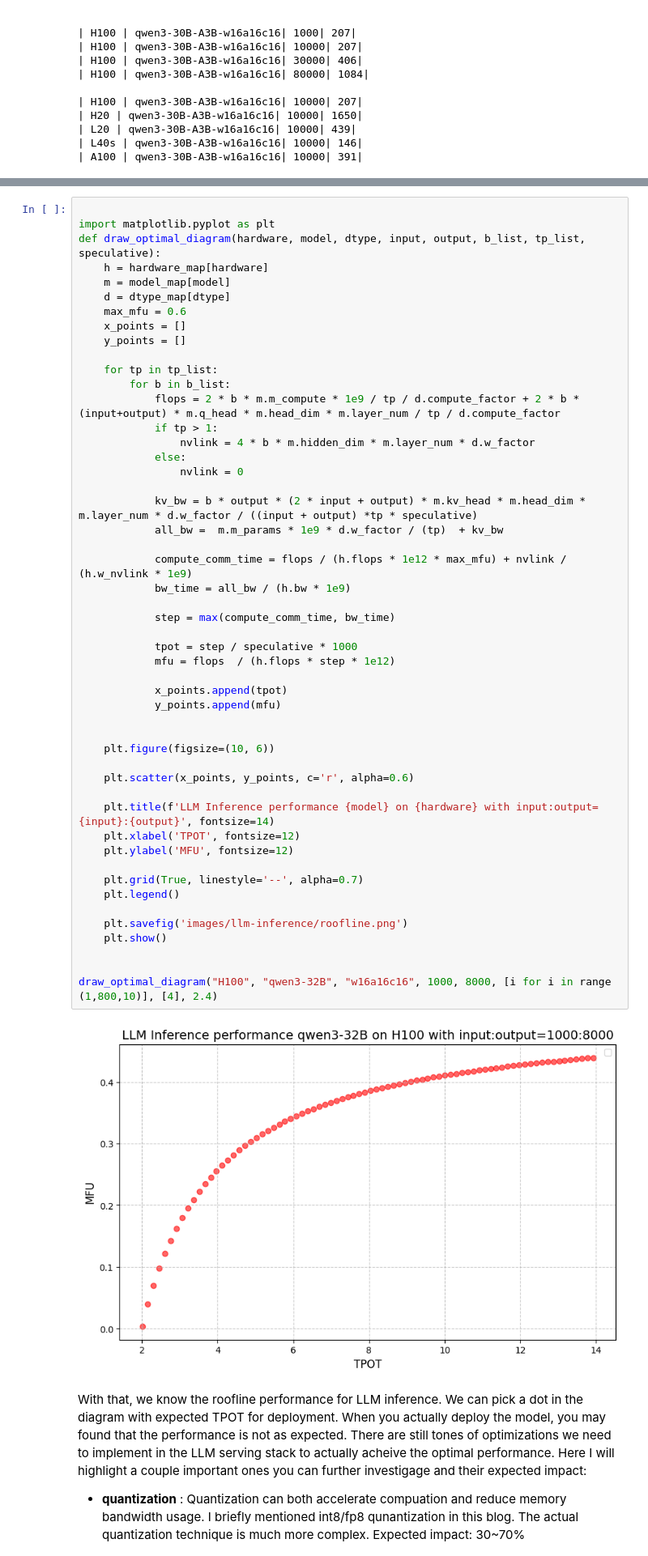
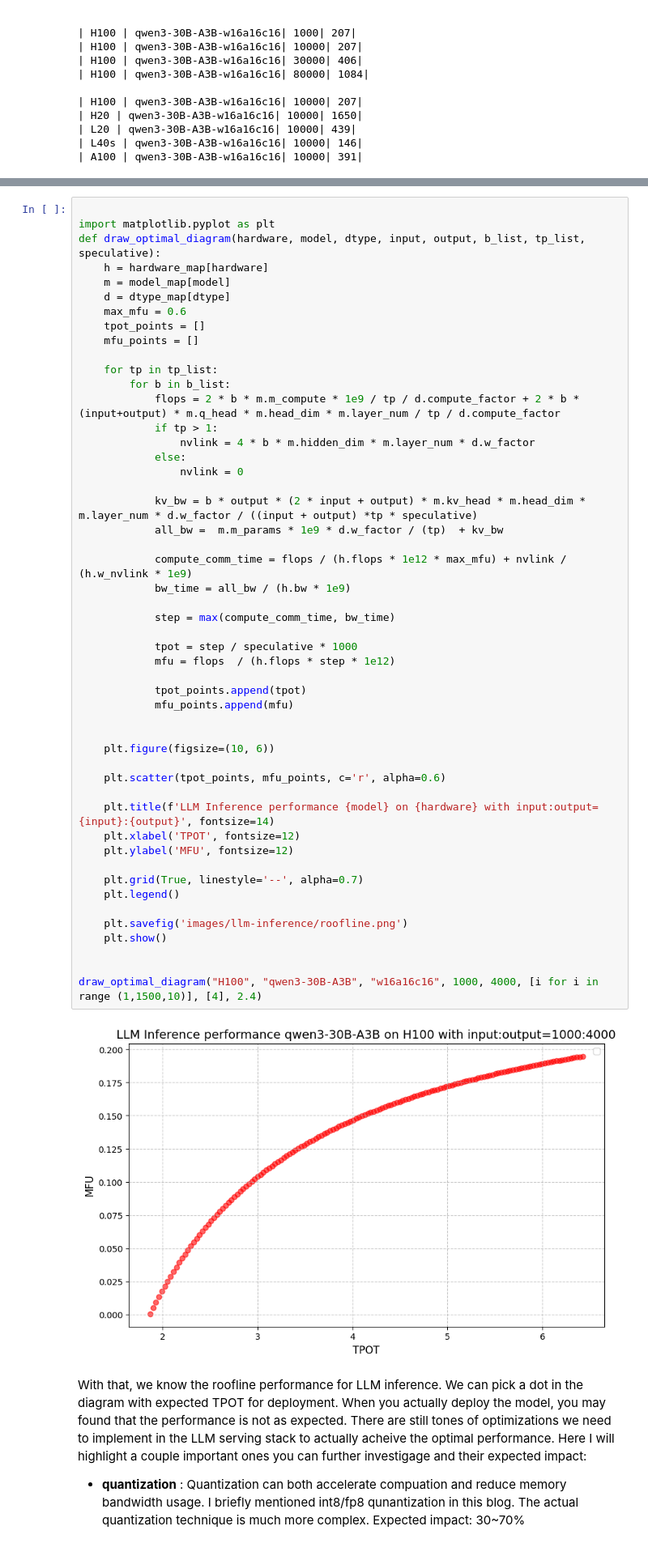
Before and after one commit to qqfish/qqfish.github.io, a Jupyter notebook: notebooks/2025-07-19-llm_inference.ipynb, the cells around one changed output, grey strips where cells are left out. Shown at 81% size. Saved outputs shown, nothing was run; the diff lists cells and outputs as text.

```diff
--- a/notebooks/2025-07-19-llm_inference.ipynb
+++ b/notebooks/2025-07-19-llm_inference.ipynb
@@ -545,8 +545,8 @@ def draw_optimal_diagram(hardware, model, dtype, input, output, b_list, tp_list,
     m = model_map[model]
     d = dtype_map[dtype]
     max_mfu = 0.6
-    x_points = []
-    y_points = []
+    tpot_points = []
+    mfu_points = []
 
     for tp in tp_list:
         for b in b_list:
@@ -557,38 +557,38 @@ def draw_optimal_diagram(hardware, model, dtype, input, output, b_list, tp_list,
                 nvlink = 0
 
             kv_bw = b * output * (2 * input + output) * m.kv_head * m.head_dim * m.layer_num * d.w_factor / ((input + output) *tp * speculative)
             all_bw =  m.m_params * 1e9 * d.w_factor / (tp)  + kv_bw
 
             compute_comm_time = flops / (h.flops * 1e12 * max_mfu) + nvlink / (h.w_nvlink * 1e9)
             bw_time = all_bw / (h.bw * 1e9)
 
             step = max(compute_comm_time, bw_time)
 
             tpot = step / speculative * 1000
             mfu = flops  / (h.flops * step * 1e12)
 
-            x_points.append(tpot)
-            y_points.append(mfu)
+            tpot_points.append(tpot)
+            mfu_points.append(mfu)
 
 
     plt.figure(figsize=(10, 6))
 
-    plt.scatter(x_points, y_points, c='r', alpha=0.6)
+    plt.scatter(tpot_points, mfu_points, c='r', alpha=0.6)
 
     plt.title(f'LLM Inference performance {model} on {hardware} with input:output={input}:{output}', fontsize=14)
     plt.xlabel('TPOT', fontsize=12)
     plt.ylabel('MFU', fontsize=12)
 
     plt.grid(True, linestyle='--', alpha=0.7)
     plt.legend()
 
     plt.savefig('images/llm-inference/roofline.png')
     plt.show()
 
 
-draw_optimal_diagram("H100", "qwen3-32B", "w16a16c16", 1000, 8000, [i for i in range (1,800,10)], [4], 2.4)
+draw_optimal_diagram("H100", "qwen3-30B-A3B", "w16a16c16", 1000, 4000, [i for i in range (1,1500,10)], [4], 2.4)
 # %% [output]
-[figure, old version]
+[figure, new version]
 # %% [markdown]
 With that, we know the roofline performance for LLM inference. We can pick a dot in the diagram with expected TPOT for deployment. When you actually deploy the model, you may found that the performance is not as expected. There are still tones of optimizations we need to implement in the LLM serving stack to actually acheive the optimal performance. Here I will highlight a couple important ones you can further investigage and their expected impact:
 - **quantization** : Quantization can both accelerate compuation and reduce memory bandwidth usage. I briefly mentioned int8/fp8 qunantization in this blog. The actual quantization technique is much more complex. Expected impact: 30~70% throughput/latency improvements.
```
Also changed, not shown: 2 other files.
